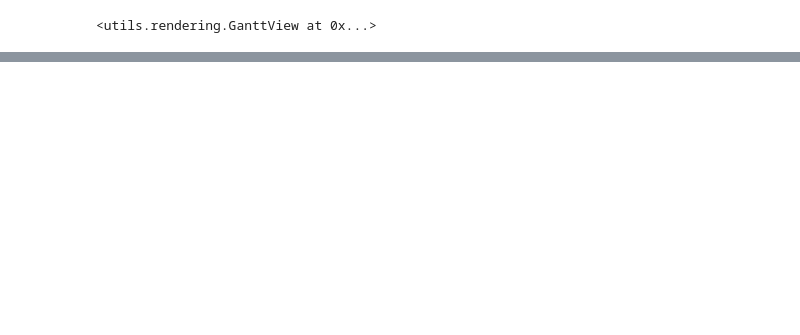
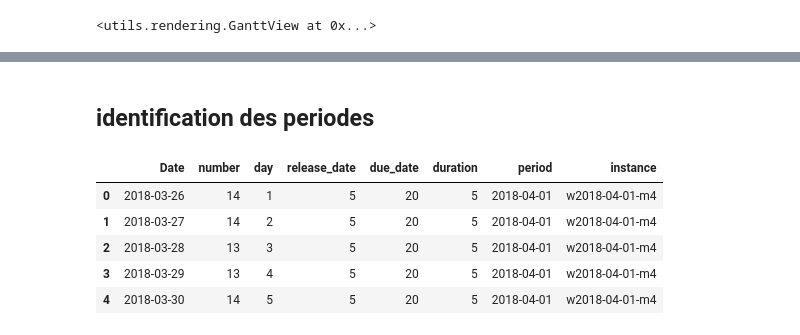
Before and after one commit to MalcomChumchouaPenda/rcemp-dial, a Jupyter notebook: notebooks/analysis_dialysis.ipynb, the cells around one changed output, grey strips where cells are left out. Drawn from its saved outputs; the diff is of its cells as text; code cells hidden in the pictures; blank space fills up the shorter version.

```diff
--- a/notebooks/analysis_dialysis.ipynb
+++ b/notebooks/analysis_dialysis.ipynb
@@ -42,3 +49,18 @@ ganttview.plot('%b4', '%CEMP%', time_window=(0, 168), title_format=f)
 # %%
 # var_names = prod_var_names + maint_var_names + exec_var_names
 # statsview.test(var_names, problem_filter='%', save_as='test_performances.csv')
+# %% [markdown]
+## identification des periodes
+# %%
+benchmarkname = 'HGD_dialysis_2018_2021'
+benchmarkdir = os.path.join(DATA_DIR, 'raw', benchmarkname)
+patients_path = os.path.join(benchmarkdir, 'echantillons_patients.csv')
+patients_sample = pd.read_csv(patients_path)
+patients_sample.head()
+# %% [output]
+|  | Date | number | day | release_date | due_date | duration | period | instance |
+| 0 | 2018-03-26 | 14 | 1 | 5 | 20 | 5 | 2018-04-01 | w2018-04-01-m4 |
+| 1 | 2018-03-27 | 14 | 2 | 5 | 20 | 5 | 2018-04-01 | w2018-04-01-m4 |
+| 2 | 2018-03-28 | 13 | 3 | 5 | 20 | 5 | 2018-04-01 | w2018-04-01-m4 |
+| 3 | 2018-03-29 | 13 | 4 | 5 | 20 | 5 | 2018-04-01 | w2018-04-01-m4 |
+| 4 | 2018-03-30 | 14 | 5 | 5 | 20 | 5 | 2018-04-01 | w2018-04-01-m4 |
```
Also changed, not shown: parts of 23 cells of this notebook, 13 other files.
